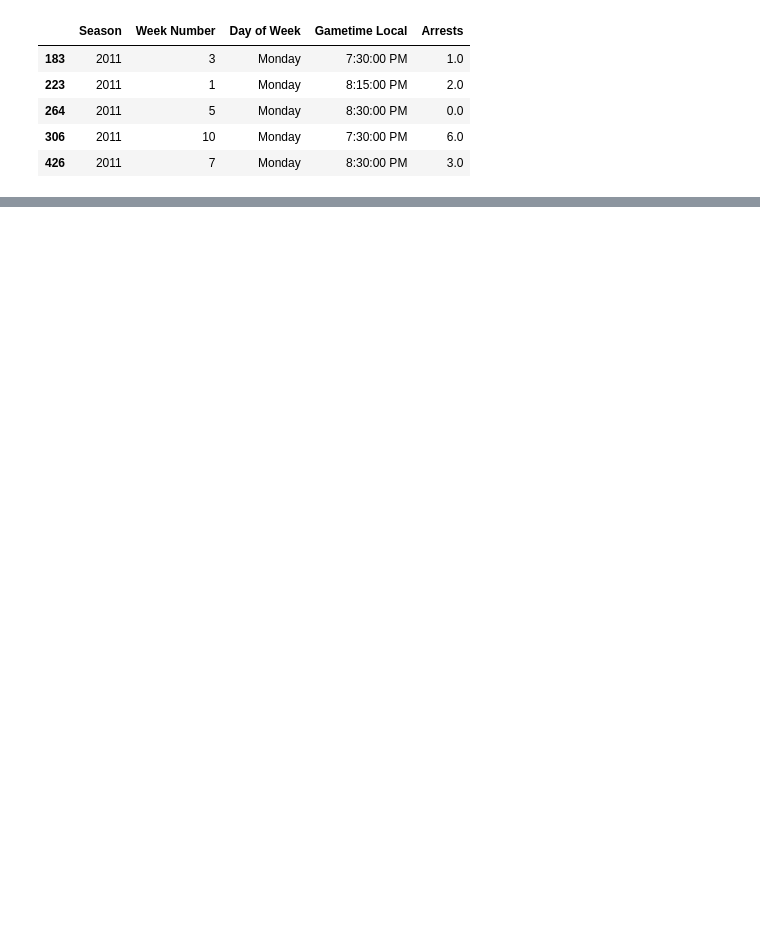
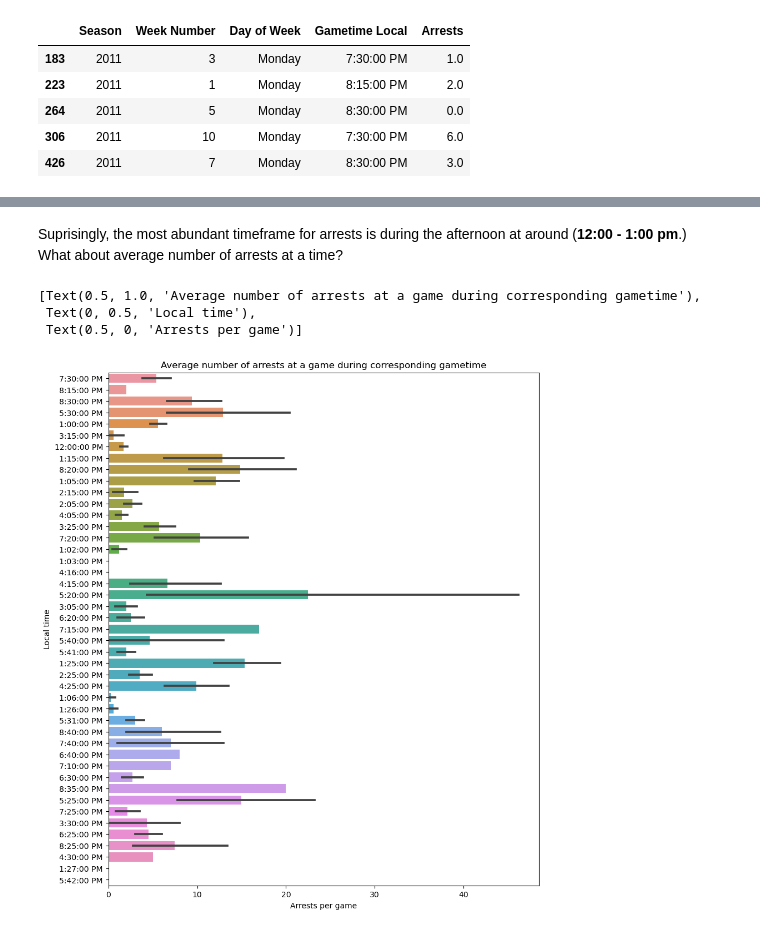
Before and after one commit to ubco-W2022T1-cosc301/project-group03, a Jupyter notebook: notebooks/analysis3.ipynb, the cells around one changed output, grey strips where cells are left out. Drawn from its saved outputs; the diff is of its cells as text; code cells hidden in the pictures; blank space fills up the shorter version.

```diff
--- a/notebooks/analysis3.ipynb
+++ b/notebooks/analysis3.ipynb
@@ -313,0 +347,11 @@ projectdf.head()
+# %% [markdown]
+Suprisingly, the most abundant timeframe for arrests is during the afternoon at around (**12:00 - 1:00 pm**.)
+What about average number of arrests at a time?
+# %%
+f, ax = plt.subplots(figsize=(10,12)) #Change figure size
+sns.barplot(x='Arrests', y = 'Gametime Local', data=projectdf).set(title='Average number of arrests at a game during corresponding gametime',ylabel='Local time', xlabel='Arrests per game') #PLot barplot
+# %% [output]
+[Text(0.5, 1.0, 'Average number of arrests at a game during corresponding gametime'),
+ Text(0, 0.5, 'Local time'),
+ Text(0.5, 0, 'Arrests per game')]
+[figure, added]
```
Also changed, not shown: parts of 22 cells of this notebook.
